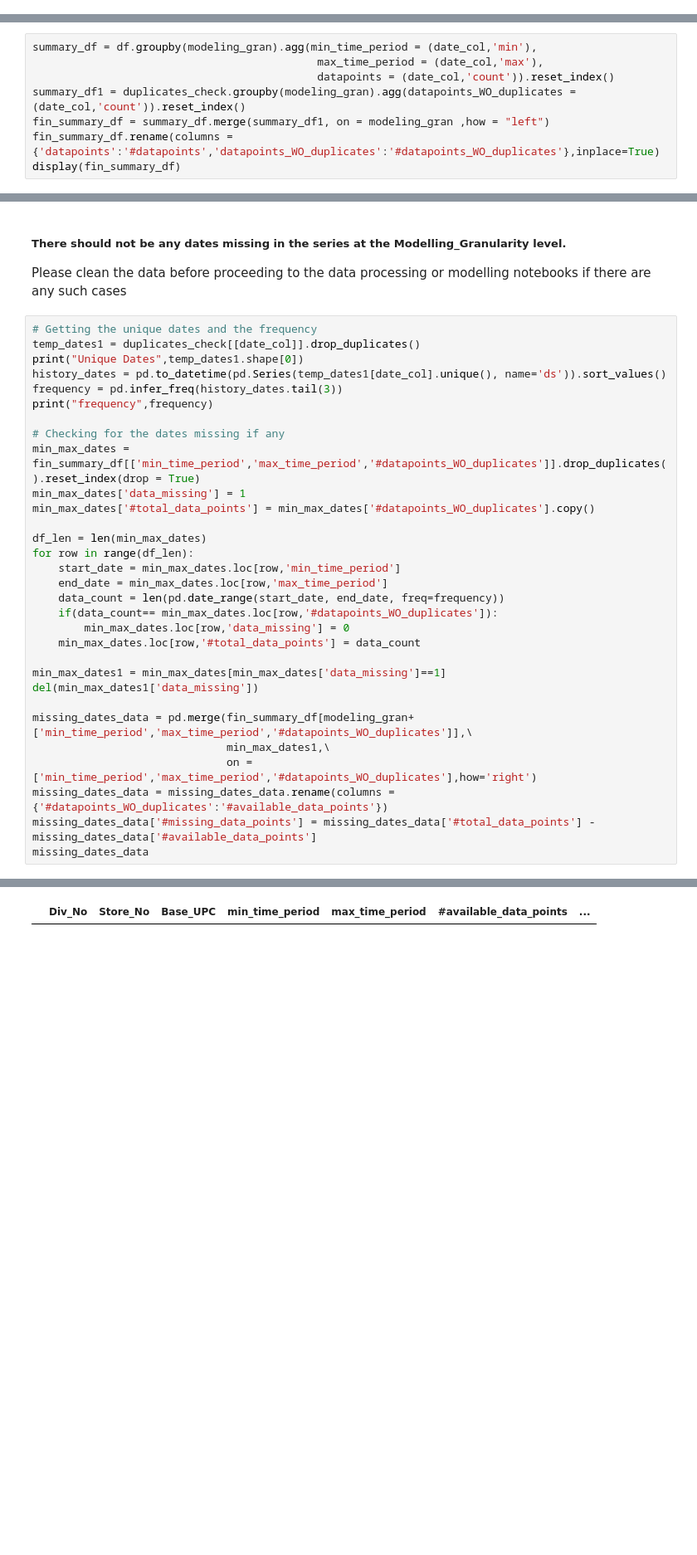
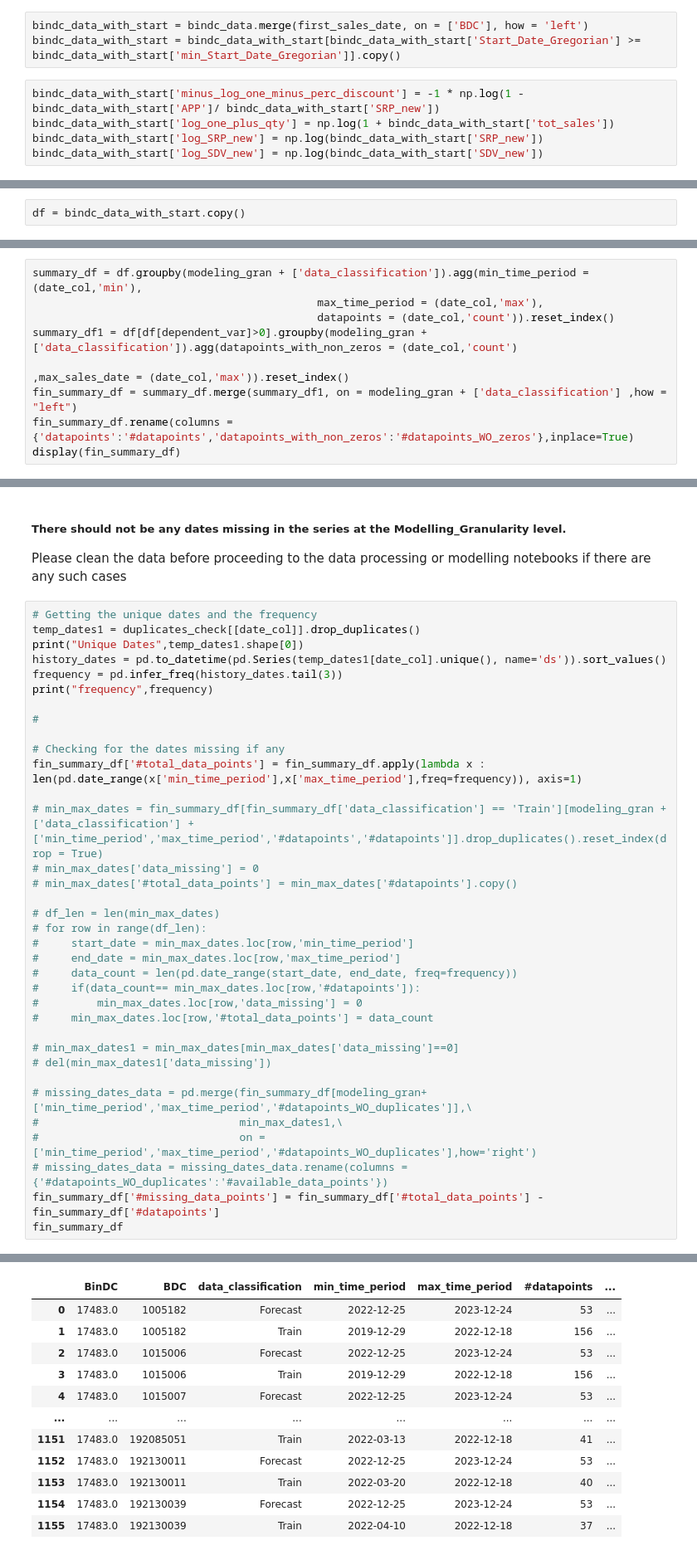
Before and after one commit to ritheshsunku/pepsico_ibp_forecasting, a Jupyter notebook: Forecasting_Solution/1. Data Processing/1.1 - Data Check.ipynb, the cells around one changed output, grey strips where cells are left out. Shown: that part at 83% size. Cells and saved outputs as stored; diff of their text form; blank space fills up the shorter version.

```diff
--- a/Forecasting_Solution/1. Data Processing/1.1 - Data Check.ipynb
+++ b/Forecasting_Solution/1. Data Processing/1.1 - Data Check.ipynb
@@ -64,0 +162,8 @@ dependent_var = app_config['dependent_variable']
+# %%
+bindc_data_with_start = bindc_data.merge(first_sales_date, on = ['BDC'], how = 'left')
+bindc_data_with_start = bindc_data_with_start[bindc_data_with_start['Start_Date_Gregorian'] >= bindc_data_with_start['min_Start_Date_Gregorian']].copy()
+# %%
+bindc_data_with_start['minus_log_one_minus_perc_discount'] = -1 * np.log(1 - bindc_data_with_start['APP']/ bindc_data_with_start['SRP_new'])
+bindc_data_with_start['log_one_plus_qty'] = np.log(1 + bindc_data_with_start['tot_sales'])
+bindc_data_with_start['log_SRP_new'] = np.log(bindc_data_with_start['SRP_new'])
+bindc_data_with_start['log_SDV_new'] = np.log(bindc_data_with_start['SDV_new'])
@@ -72,3 +198,5 @@ print(raw_df_count)
+# %%
+df = bindc_data_with_start.copy()
 # %%
 # Getting the count of nulls for all the columns
 # nulls_df1 = pd.DataFrame(df.isnull().sum()).reset_index()
@@ -146,9 +305,10 @@ print("There are " +str(raw_df_count-duplicates_check_count)+" duplicates at the
 # %%
-summary_df = df.groupby(modeling_gran).agg(min_time_period = (date_col,'min'),
+summary_df = df.groupby(modeling_gran + ['data_classification']).agg(min_time_period = (date_col,'min'),
                                             max_time_period = (date_col,'max'),
                                             datapoints = (date_col,'count')).reset_index()
-summary_df1 = duplicates_check.groupby(modeling_gran).agg(datapoints_WO_duplicates = (date_col,'count')).reset_index()
-fin_summary_df = summary_df.merge(summary_df1, on = modeling_gran ,how = "left")
-fin_summary_df.rename(columns = {'datapoints':'#datapoints','datapoints_WO_duplicates':'#datapoints_WO_duplicates'},inplace=True)
+summary_df1 = df[df[dependent_var]>0].groupby(modeling_gran + ['data_classification']).agg(datapoints_with_non_zeros = (date_col,'count')
+                                                                                           ,max_sales_date = (date_col,'max')).reset_index()
+fin_summary_df = summary_df.merge(summary_df1, on = modeling_gran + ['data_classification'] ,how = "left")
+fin_summary_df.rename(columns = {'datapoints':'#datapoints','datapoints_with_non_zeros':'#datapoints_WO_zeros'},inplace=True)
 display(fin_summary_df)
 # %% [output]
@@ -171,27 +338,31 @@ history_dates = pd.to_datetime(pd.Series(temp_dates1[date_col].unique(), name='d
 frequency = pd.infer_freq(history_dates.tail(3))
 print("frequency",frequency)
 
+#
+
 # Checking for the dates missing if any
-min_max_dates = fin_summary_df[['min_time_period','max_time_period','#datapoints_WO_duplicates']].drop_duplicates().reset_index(drop = True)
-min_max_dates['data_missing'] = 1
-min_max_dates['#total_data_points'] = min_max_dates['#datapoints_WO_duplicates'].copy()
+fin_summary_df['#total_data_points'] = fin_summary_df.apply(lambda x : len(pd.date_range(x['min_time_period'],x['max_time_period'],freq=frequency)), axis=1)
 
-df_len = len(min_max_dates)
-for row in range(df_len):
-    start_date = min_max_dates.loc[row,'min_time_period']
-    end_date = min_max_dates.loc[row,'max_time_period']
-    data_count = len(pd.date_range(start_date, end_date, freq=frequency))
-    if(data_count== min_max_dates.loc[row,'#datapoints_WO_duplicates']):
-        min_max_dates.loc[row,'data_missing'] = 0
-    min_max_dates.loc[row,'#total_data_points'] = data_count
+# min_max_dates = fin_summary_df[fin_summary_df['data_classification'] == 'Train'][modeling_gran + ['data_classification'] + ['min_time_period','max_time_period','#datapoints','#datapoints']].drop_duplicates().reset_index(drop = True)
+# min_max_dates['data_missing'] = 0
+# min_max_dates['#total_data_points'] = min_max_dates['#datapoints'].copy()
 
-min_max_dates1 = min_max_dates[min_max_dates['data_missing']==1]
-del(min_max_dates1['data_missing'])
+# df_len = len(min_max_dates)
+# for row in range(df_len):
+#     start_date = min_max_dates.loc[row,'min_time_period']
+#     end_date = min_max_dates.loc[row,'max_time_period']
+#     data_count = len(pd.date_range(start_date, end_date, freq=frequency))
+#     if(data_count== min_max_dates.loc[row,'#datapoints']):
+#         min_max_dates.loc[row,'data_missing'] = 0
+#     min_max_dates.loc[row,'#total_data_points'] = data_count
 
-missing_dates_data = pd.merge(fin_summary_df[modeling_gran+['min_time_period','max_time_period','#datapoints_WO_duplicates']],\
-                              min_max_dates1,\
-                              on = ['min_time_period','max_time_period','#datapoints_WO_duplicates'],how='right')
-missing_dates_data = missing_dates_data.rename(columns = {'#datapoints_WO_duplicates':'#available_data_points'})
-missing_dates_data['#missing_data_points'] = missing_dates_data['#total_data_points'] - missing_dates_data['#available_data_points']
-missing_dates_data
+# min_max_dates1 = min_max_dates[min_max_dates['data_missing']==0]
+# del(min_max_dates1['data_missing'])
+
+# missing_dates_data = pd.merge(fin_summary_df[modeling_gran+['min_time_period','max_time_period','#datapoints_WO_duplicates']],\
+#                               min_max_dates1,\
+#                               on = ['min_time_period','max_time_period','#datapoints_WO_duplicates'],how='right')
+# missing_dates_data = missing_dates_data.rename(columns = {'#datapoints_WO_duplicates':'#available_data_points'})
+fin_summary_df['#missing_data_points'] = fin_summary_df['#total_data_points'] - fin_summary_df['#datapoints']
+fin_summary_df
 # %% [output]
@@ -199 +371,12 @@ missing_dates_data
-|  | Div_No | Store_No | Base_UPC | min_time_period | max_time_period | #available_data_points | ... |
+|  | BinDC | BDC | data_classification | min_time_period | max_time_period | #datapoints | ... |
+| 0 | 17483.0 | 1005182 | Forecast | 2022-12-25 | 2023-12-24 | 53 | ... |
+| 1 | 17483.0 | 1005182 | Train | 2019-12-29 | 2022-12-18 | 156 | ... |
+| 2 | 17483.0 | 1015006 | Forecast | 2022-12-25 | 2023-12-24 | 53 | ... |
+| 3 | 17483.0 | 1015006 | Train | 2019-12-29 | 2022-12-18 | 156 | ... |
+| 4 | 17483.0 | 1015007 | Forecast | 2022-12-25 | 2023-12-24 | 53 | ... |
+| ... | ... | ... | ... | ... | ... | ... | ... |
+| 1151 | 17483.0 | 192085051 | Train | 2022-03-13 | 2022-12-18 | 41 | ... |
+| 1152 | 17483.0 | 192130011 | Forecast | 2022-12-25 | 2023-12-24 | 53 | ... |
+| 1153 | 17483.0 | 192130011 | Train | 2022-03-20 | 2022-12-18 | 40 | ... |
+| 1154 | 17483.0 | 192130039 | Forecast | 2022-12-25 | 2023-12-24 | 53 | ... |
+| 1155 | 17483.0 | 192130039 | Train | 2022-04-10 | 2022-12-18 | 37 | ... |
```
Also changed, not shown: parts of 42 cells of this notebook, 3 other files.
